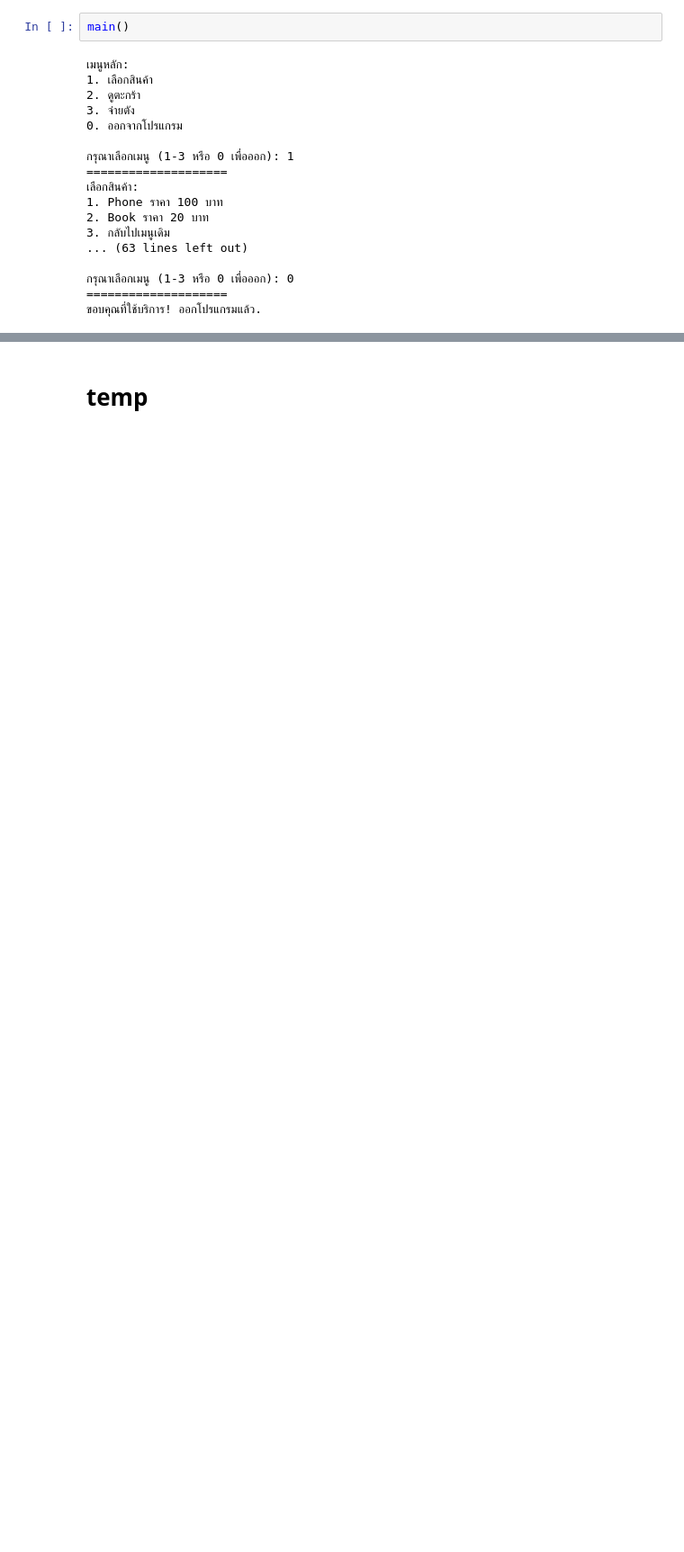
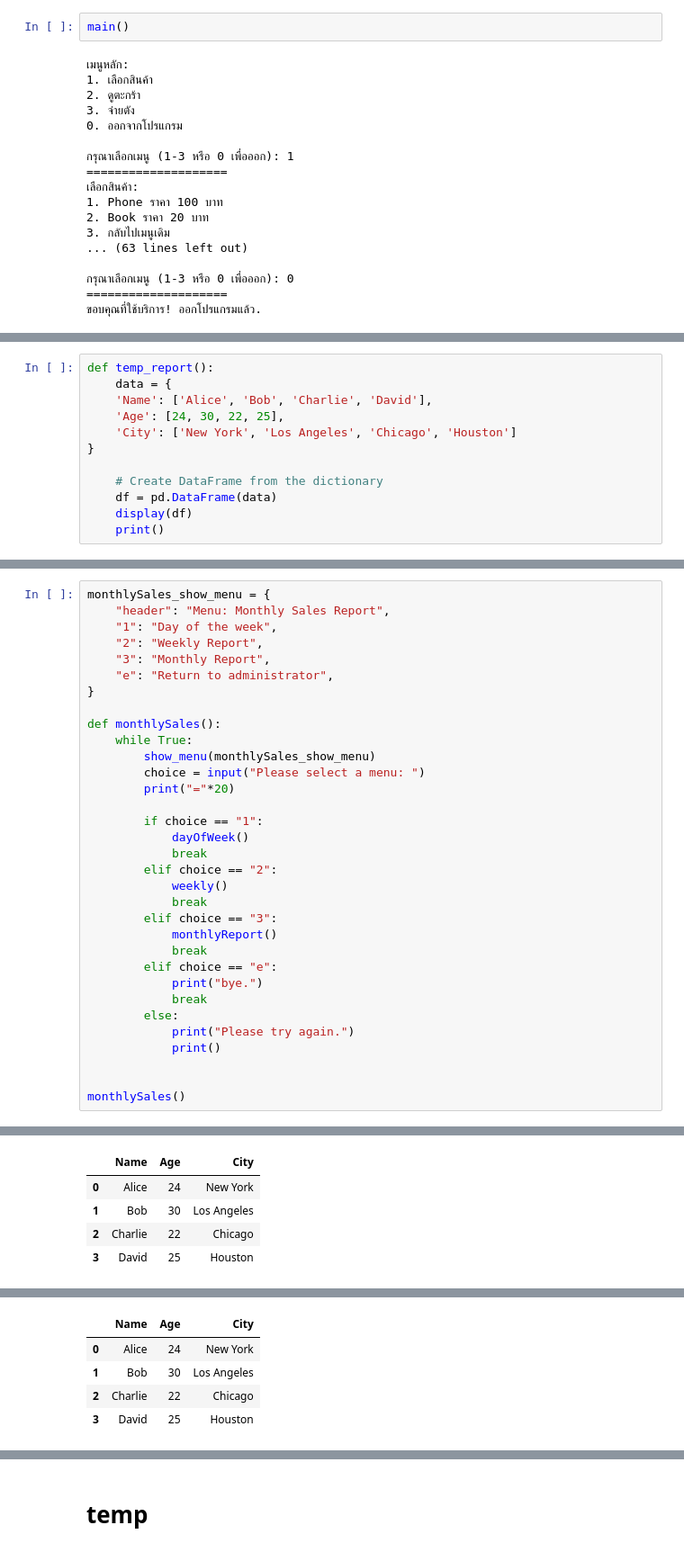
Before and after one commit to DeepVader/myProject4002, a Jupyter notebook: temp_app.ipynb, the cells around one changed output, grey strips where cells are left out. Shown at 90% size. Drawn from its saved outputs; the diff is of its cells as text; blank space fills up the shorter version.

```diff
--- a/temp_app.ipynb
+++ b/temp_app.ipynb
@@ -279,0 +301,12 @@ main()
+# %%
+def temp_report():
+    data = {
+    'Name': ['Alice', 'Bob', 'Charlie', 'David'],
+    'Age': [24, 30, 22, 25],
+    'City': ['New York', 'Los Angeles', 'Chicago', 'Houston']
+}
+
+    # Create DataFrame from the dictionary
+    df = pd.DataFrame(data)
+    display(df)
+    print()
@@ -279,0 +376,34 @@ main()
+# %%
+monthlySales_show_menu = {
+    "header": "Menu: Monthly Sales Report",
+    "1": "Day of the week",
+    "2": "Weekly Report",
+    "3": "Monthly Report",
+    "e": "Return to administrator",
+}
+
+def monthlySales():
+    while True:
+        show_menu(monthlySales_show_menu)
+        choice = input("Please select a menu: ")
+        print("="*20)
+
+        if choice == "1":
+            dayOfWeek()
+            break
+        elif choice == "2":
+            weekly()
+            break
+        elif choice == "3":
+            monthlyReport()
+            break
+        elif choice == "e":
+            print("bye.")
+            break
+        else:
+            print("Please try again.")
+            print()
+
+
+monthlySales()
+# %% [output]
@@ -279,0 +424,5 @@ main()
+|  | Name | Age | City |
+| 0 | Alice | 24 | New York |
+| 1 | Bob | 30 | Los Angeles |
+| 2 | Charlie | 22 | Chicago |
+| 3 | David | 25 | Houston |
@@ -279,0 +445,5 @@ main()
+|  | Name | Age | City |
+| 0 | Alice | 24 | New York |
+| 1 | Bob | 30 | Los Angeles |
+| 2 | Charlie | 22 | Chicago |
+| 3 | David | 25 | Houston |
```
Also changed, not shown: parts of 7 cells of this notebook.
